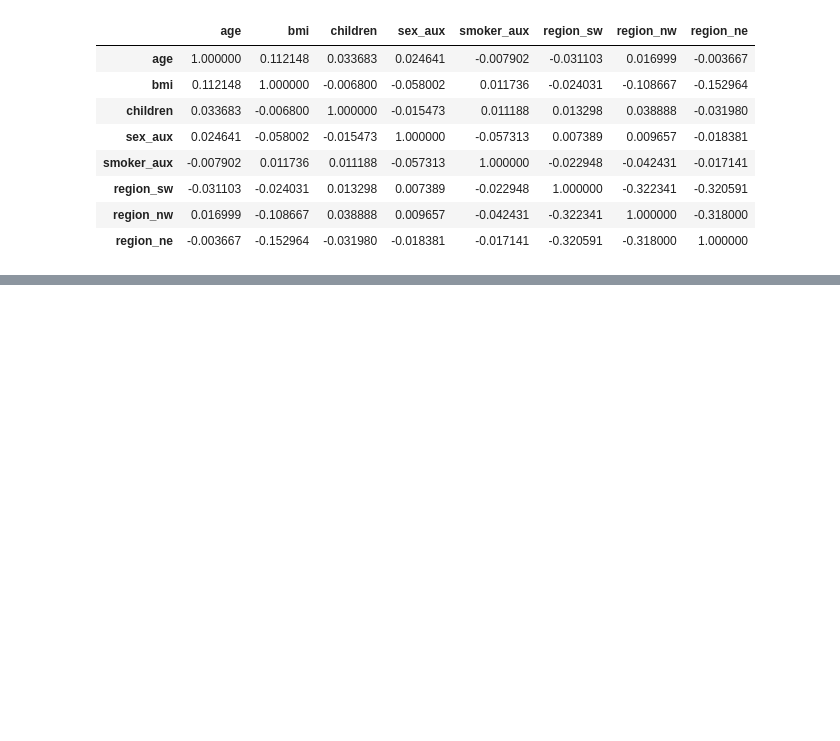
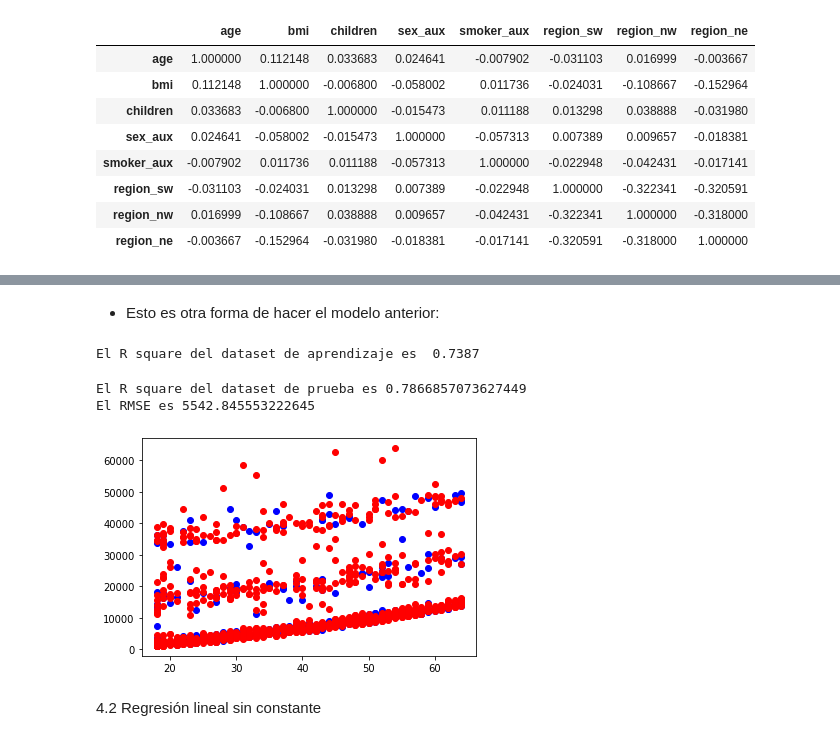
Before and after one commit to easyundercover/linear-regression-exercise, a Jupyter notebook: src/explore.ipynb, the cells around one changed output, grey strips where cells are left out. Cells and saved outputs as stored; diff of their text form; code cells hidden in the pictures; blank space fills up the shorter version.

Commit message:
lineal reg progress

```diff
--- a/src/explore.ipynb
+++ b/src/explore.ipynb
@@ -110,7 +113,7 @@ Step 3: EDA
 X = df_interim[['age', 'bmi', 'children', 'sex_aux', 'smoker_aux', 'region_sw', 'region_nw', 'region_ne']] #IV
 y = df_interim['charges'] #DV
 
-X_train, X_test, y_train, y_test = train_test_split(X, y, random_state = 40)
+X_train, X_test, y_train, y_test = train_test_split(X, y, test_size = 0.25, random_state = 15)
 # %% [markdown]
 * Step 3.2: Data descriptive stats
 # %%
@@ -191,0 +203,7 @@ X_train.corr().style.background_gradient(cmap = 'Blues')
+# %%
+model = LinearRegression() #Initialize
+model.fit(X_train, y_train) #Fit
+
+print( "Intercept: ", model.intercept_ )
+print("Variables: ", X_train.columns)
+print( "Coeficientes: ", model.coef_ )
@@ -191,0 +249,27 @@ X_train.corr().style.background_gradient(cmap = 'Blues')
+# %% [markdown]
+* Esto es otra forma de hacer el modelo anterior:
+# %%
+sklm = LinearRegression()
+sklm.fit(X_train, y_train)
+score = sklm.score(X_train, y_train)
+print(f'El R square del dataset de aprendizaje es {score: .4f}')
+#Note to self: Esto significa que 74% de la variable dependiente está explicada por la varianza de la independiente
+#Note to self: Cuanto más cercano a 1 es el R square mejor ajusta el modelo, o sea la y estaría siendo 'perfectamente' explicada por las x
+# %% [output]
+El R square del dataset de aprendizaje es  0.7387
+# %%
+predictions = sklm.predict(X_test)
+print(f'El R square del dataset de prueba es {r2_score(y_test, predictions)}')
+print(f'El RMSE es {mean_squared_error(y_test, predictions, squared = False)}')
+# %% [output]
+El R square del dataset de prueba es 0.7866857073627449
+El RMSE es 5542.845553222645
+# %%
+#Para ver el ajuste gráficamente
+plt.scatter(x = X_test.iloc[:,0], y = y_test, color = 'Blue')
+plt.scatter(x = X_train.iloc[:,0], y = y_train, color = 'Red')
+plt.show()
+# %% [output]
+[figure, added]
+# %% [markdown]
+4.2 Regresión lineal sin constante
```
Also changed, not shown: parts of 8 cells of this notebook.
